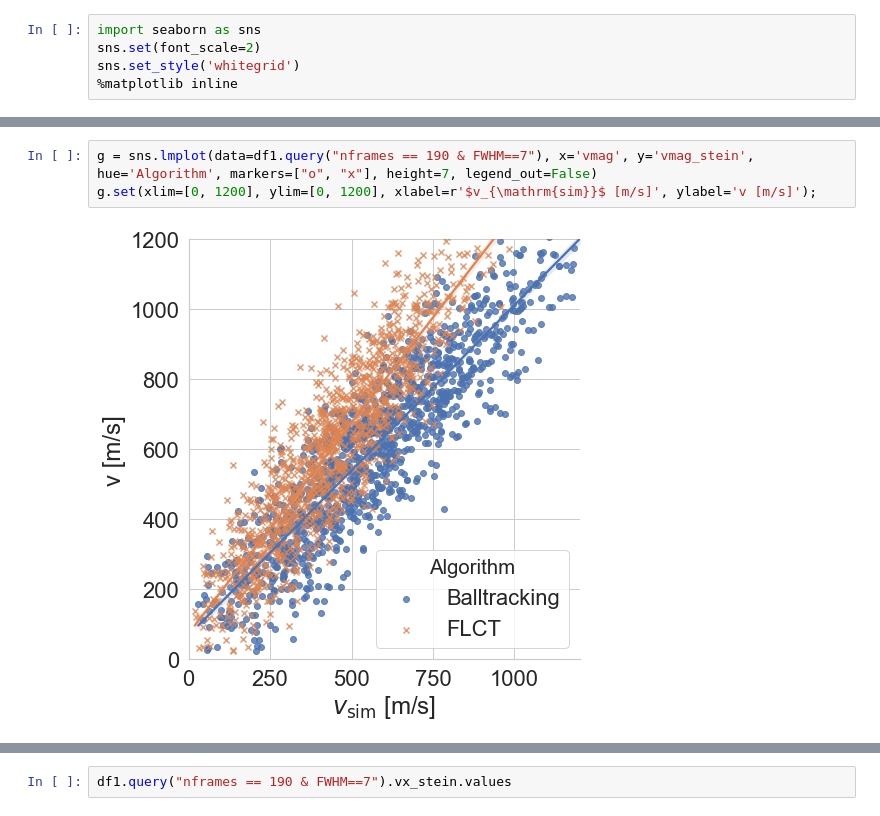
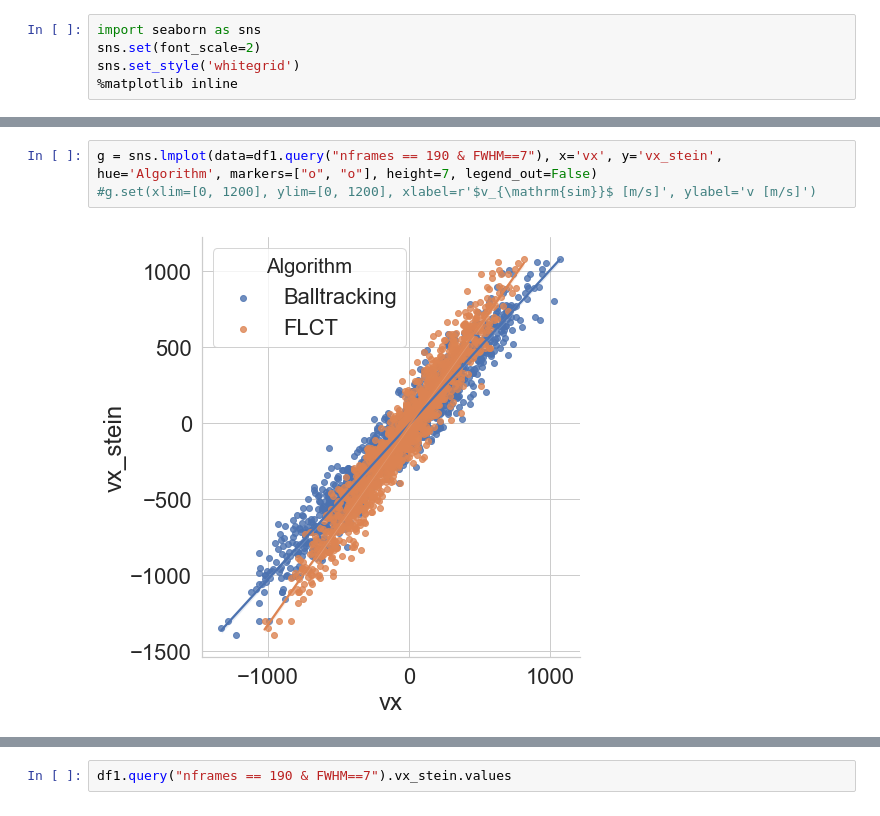
Before and after one commit to raphael-attie/sunflower, a Jupyter notebook: Comparisons/FLCT_Balltracking.ipynb, the cells around one changed output, grey strips where cells are left out. Drawn from its saved outputs; the diff is of its cells as text.

```diff
--- a/Comparisons/FLCT_Balltracking.ipynb
+++ b/Comparisons/FLCT_Balltracking.ipynb
@@ -283,5 +289,5 @@ sns.set_style('whitegrid')
 # %%
-g = sns.lmplot(data=df1.query("nframes == 190 & FWHM==7"), x='vmag', y='vmag_stein', hue='Algorithm', markers=["o", "x"], height=7, legend_out=False)
-g.set(xlim=[0, 1200], ylim=[0, 1200], xlabel=r'$v_{\mathrm{sim}}$ [m/s]', ylabel='v [m/s]');
+g = sns.lmplot(data=df1.query("nframes == 190 & FWHM==7"), x='vx', y='vx_stein', hue='Algorithm', markers=["o", "o"], height=7, legend_out=False)
+#g.set(xlim=[0, 1200], ylim=[0, 1200], xlabel=r'$v_{\mathrm{sim}}$ [m/s]', ylabel='v [m/s]')
 # %% [output]
-[figure, old version]
+[figure, new version]
```
Also changed, not shown: parts of 4 cells of this notebook, 5 other files.
